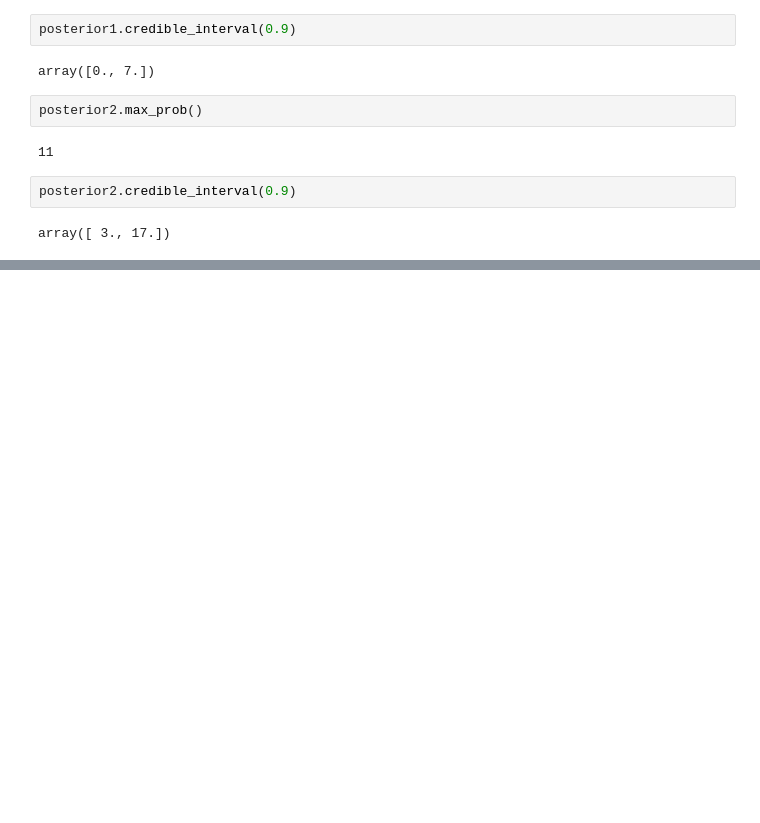
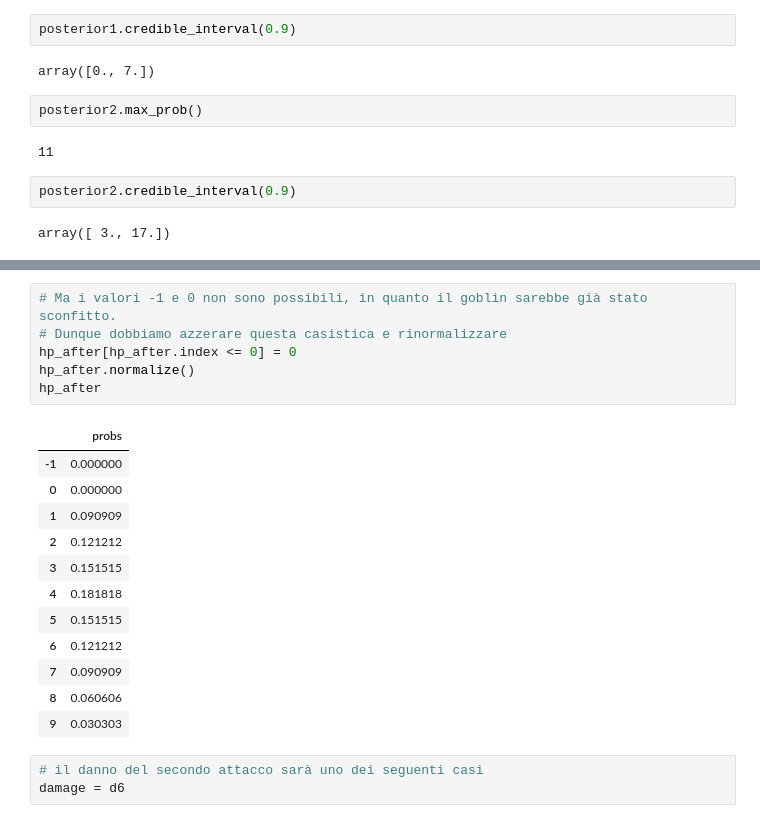
Before and after one commit to fdalforno/stats101, a Jupyter notebook: 20-Quote e addizioni.ipynb, the cells around one changed output, grey strips where cells are left out. Cells and saved outputs as stored; diff of their text form; blank space fills up the shorter version.

```diff
--- a/20-Quote e addizioni.ipynb
+++ b/20-Quote e addizioni.ipynb
@@ -468,0 +605,22 @@ array([ 3., 17.])
+# %%
+# Ma i valori -1 e 0 non sono possibili, in quanto il goblin sarebbe già stato sconfitto.
+# Dunque dobbiamo azzerare questa casistica e rinormalizzare
+hp_after[hp_after.index <= 0] = 0
+hp_after.normalize()
+hp_after
+# %% [output]
+|  | probs |
+| -1 | 0.000000 |
+| 0 | 0.000000 |
+| 1 | 0.090909 |
+| 2 | 0.121212 |
+| 3 | 0.151515 |
+| 4 | 0.181818 |
+| 5 | 0.151515 |
+| 6 | 0.121212 |
+| 7 | 0.090909 |
+| 8 | 0.060606 |
+| 9 | 0.030303 |
+# %%
+# il danno del secondo attacco sarà uno dei seguenti casi
+damage = d6
```
Also changed, not shown: parts of 26 cells of this notebook, 12 other files.
